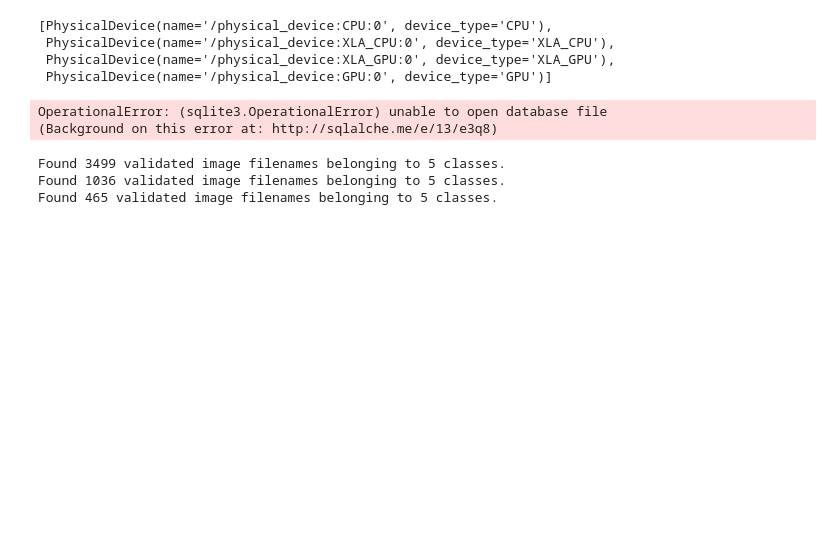
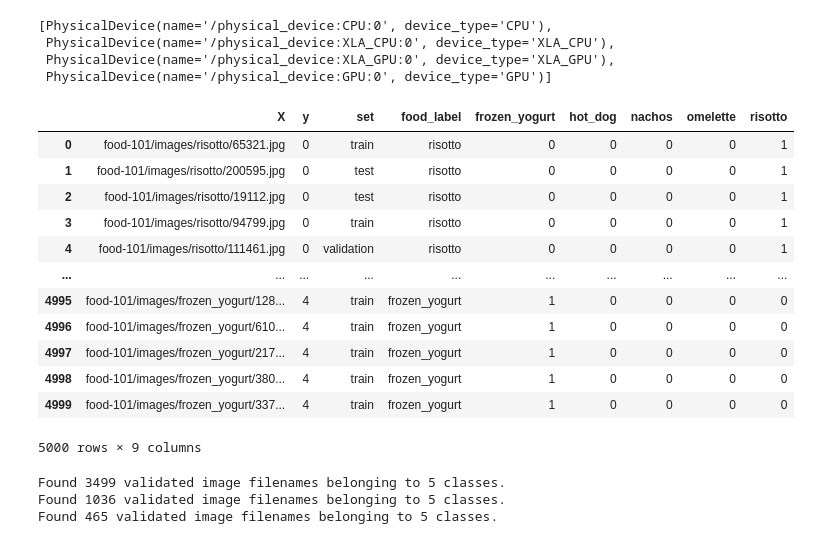
Before and after one commit to nickvazz/WebMobileFoodTFJS, a Jupyter notebook: LiveProjectDeployCViOS.ipynb, the cells around one changed output. Drawn from its saved outputs; the diff is of its cells as text; code cells hidden in the pictures; blank space fills up the shorter version.

```diff
--- a/LiveProjectDeployCViOS.ipynb
+++ b/LiveProjectDeployCViOS.ipynb
@@ -15,6 +17,7 @@ import os
 from glob import glob
 from time import time
 from itertools import chain
+from pprint import pprint
 
 from tqdm.keras import TqdmCallback
 import numpy as np
@@ -29,7 +32,6 @@ from tensorflow.keras.applications import (
     ResNet50, ResNet50V2,
     MobileNet, MobileNetV2,
     EfficientNetB0, EfficientNetB1, EfficientNetB2,
-    NASNetMobile, NASNetLarge,
     InceptionV3	, InceptionResNetV2,
 )
 from tensorflow.keras.optimizers.schedules import ExponentialDecay
@@ -40,37 +42,46 @@ from tensorflow.keras import layers
 from tensorflow.keras import losses
 from tensorflow.keras import metrics
 
 from sklearn.metrics import confusion_matrix, classification_report
 import mlflow
 import mlflow.tensorflow
 import mlflow.keras
 
 mlflow.set_tracking_uri("sqlite:///ml_training_logs/mlflow.db")
-mlflow.set_registry_uri("sqlite:///ml_training_logs/registry.db")
-
 mlflow.set_experiment("LiveProjectDeployCViOS")
 
 np.random.seed(42)
 
 foods = !ls food-101/images
 foods = np.random.choice(foods, size=5, replace=False)
 
 
 paths = [glob(f"food-101/images/{food}/*") for food in foods]
 
 X = np.ravel([p for p in chain(paths)])
 y = np.ravel([[i]*1000 for i in range(len(foods))])
 food_label = np.ravel([[food]*1000 for food in foods])
 
 set_type = np.random.choice(['train','test','validation'], len(X), replace=True, p=[0.7, 0.2, 0.1])
 
 data_df = pd.DataFrame({'X':X, 'y':y, 'set':set_type, 'food_label':food_label})
 data_df = pd.concat([data_df, pd.get_dummies(data_df['food_label'])], axis=1)
 
 data_df
 # %% [output]
+|  | X | y | set | food_label | frozen_yogurt | hot_dog | nachos | omelette | risotto |
+| 0 | food-101/images/risotto/65321.jpg | 0 | train | risotto | 0 | 0 | 0 | 0 | 1 |
+| 1 | food-101/images/risotto/200595.jpg | 0 | test | risotto | 0 | 0 | 0 | 0 | 1 |
+| 2 | food-101/images/risotto/19112.jpg | 0 | test | risotto | 0 | 0 | 0 | 0 | 1 |
+| 3 | food-101/images/risotto/94799.jpg | 0 | train | risotto | 0 | 0 | 0 | 0 | 1 |
+| 4 | food-101/images/risotto/111461.jpg | 0 | validation | risotto | 0 | 0 | 0 | 0 | 1 |
+| ... | ... | ... | ... | ... | ... | ... | ... | ... | ... |
+| 4995 | food-101/images/frozen_yogurt/128... | 4 | train | frozen_yogurt | 1 | 0 | 0 | 0 | 0 |
+| 4996 | food-101/images/frozen_yogurt/610... | 4 | train | frozen_yogurt | 1 | 0 | 0 | 0 | 0 |
+| 4997 | food-101/images/frozen_yogurt/217... | 4 | train | frozen_yogurt | 1 | 0 | 0 | 0 | 0 |
+| 4998 | food-101/images/frozen_yogurt/380... | 4 | train | frozen_yogurt | 1 | 0 | 0 | 0 | 0 |
+| 4999 | food-101/images/frozen_yogurt/337... | 4 | train | frozen_yogurt | 1 | 0 | 0 | 0 | 0 |
-OperationalError: (sqlite3.OperationalError) unable to open database file
-(Background on this error at: http://sqlalche.me/e/13/e3q8)
+5000 rows × 9 columns
 # %%
 class TimeHistory(Callback):
     def on_train_begin(self, logs={}):
```
Also changed, not shown: parts of 6 cells of this notebook.
